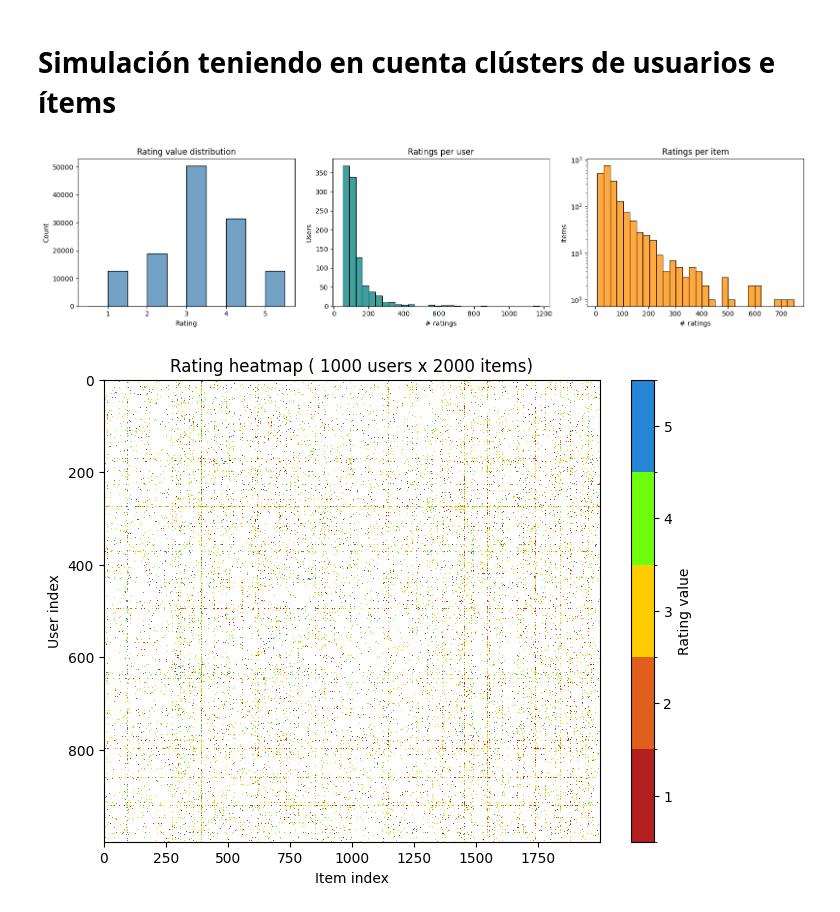
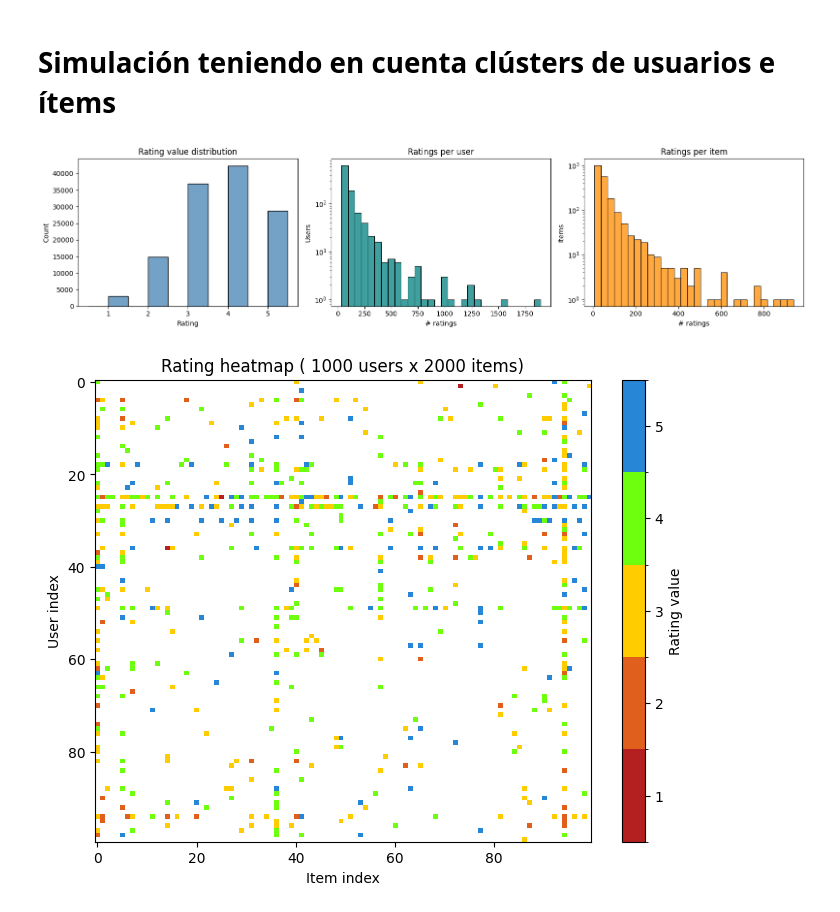
Before and after one commit to IagoArias/Fairness-is-Recommendation-Systems, a Jupyter notebook: notebooks/Cluster-Simulation.ipynb, the cells around one changed output. Drawn from its saved outputs; the diff is of its cells as text; code cells hidden in the pictures.

```diff
--- a/notebooks/Cluster-Simulation.ipynb
+++ b/notebooks/Cluster-Simulation.ipynb
@@ -211,14 +211,14 @@ def generate_mask_zipf_global(
     return pairs
 # %%
 U, I = 1000, 2000
-pairs, user_cluster, item_cluster, affinity = generate_mask_zipf_global(
+pairs, uc, ic, A = generate_mask_zipf_global(
     U,
     I,
     density=0.063,
-    alpha_user=0.55, alpha_item=.7,
+    alpha_user=.9, alpha_item=.9,
     seed=42, min_user_ratings=20, min_item_ratings=5,
     n_user_clusters=12,
     n_item_clusters=18,
-    beta=1.2,      # taste strength in the mask
+    beta=1,      # taste strength in the mask
     return_clusters=True,
 )
@@ -333,3 +286,19 @@ R_syn = fill_ratings_from_mask_latent(
+# %%
+R_syn = fill_ratings_clusters(
+    U=U,
+    I=I,
+    pairs=pairs,
+    user_cluster=uc,
+    item_cluster=ic,
+    tau=np.array([-1.2, -0.4, 0.4, 1.2]),
+    seed=42,
+    mu=0.3,
+    sigma_bu=.5,
+    sigma_bi=.5,
+    sigma_eps=0.4,
+    gamma=0.4,
+    A=A
+)
 # %%
 ratings_df = pd.DataFrame(R_syn)
 
@@ -349,7 +318,7 @@ sns.histplot(user_counts, bins=30, ax=axes[1], color="teal")
 axes[1].set_title("Ratings per user")
 axes[1].set_xlabel("# ratings")
 axes[1].set_ylabel("Users")
-# axes[1].set_yscale("log")
+axes[1].set_yscale("log")
 
 
 item_counts = mask.sum(axis=0)
@@ -359,33 +328,33 @@ axes[2].set_xlabel("# ratings")
 axes[2].set_ylabel("Items")
 axes[2].set_yscale("log")
 
 
 plt.tight_layout()
 plt.show()
 
 # Heatmap with exactly 5 colors (one per rating), NaNs in light gray
 plt.figure(figsize=(8, 6))
-subset = ratings_df.iloc[:1000, :2000]
+subset = ratings_df.iloc[:100, :100]
 subset_vals = subset.to_numpy()
 subset_masked = np.ma.masked_invalid(subset_vals)
 
 colors = ["#b41f1f", "#e15f1d", "#ffcc00", "#6eff0e", "#2787d6"]  # 5 distinct colors
 cmap = ListedColormap(colors).with_extremes(bad="white")
 bounds = [0.5, 1.5, 2.5, 3.5, 4.5, 5.5]
 norm = BoundaryNorm(bounds, cmap.N)
 
 im = plt.imshow(
     subset_masked,
     aspect="auto",
     cmap=cmap,
     norm=norm,
     interpolation="nearest",
 )
 plt.title("Rating heatmap ( 1000 users x 2000 items)")
 plt.xlabel("Item index")
 plt.ylabel("User index")
 plt.colorbar(im, label="Rating value", ticks=[1, 2, 3, 4, 5])
 plt.show()
 # %% [output]
-[figure, old version]
+[figure, new version]
-[figure, old version]
+[figure, new version]
```
Also changed, not shown: parts of 9 cells of this notebook, 10 other files.
